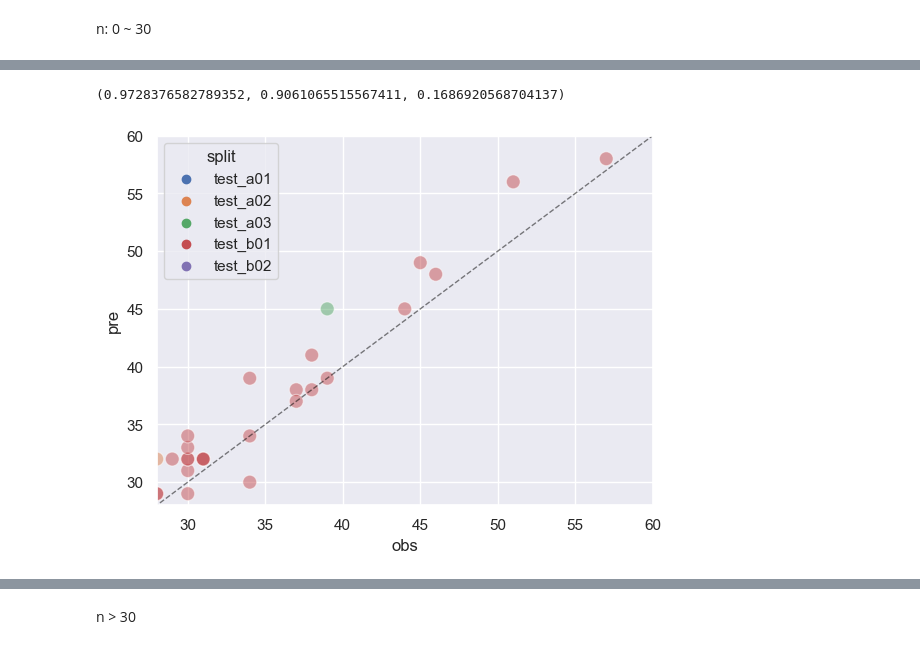
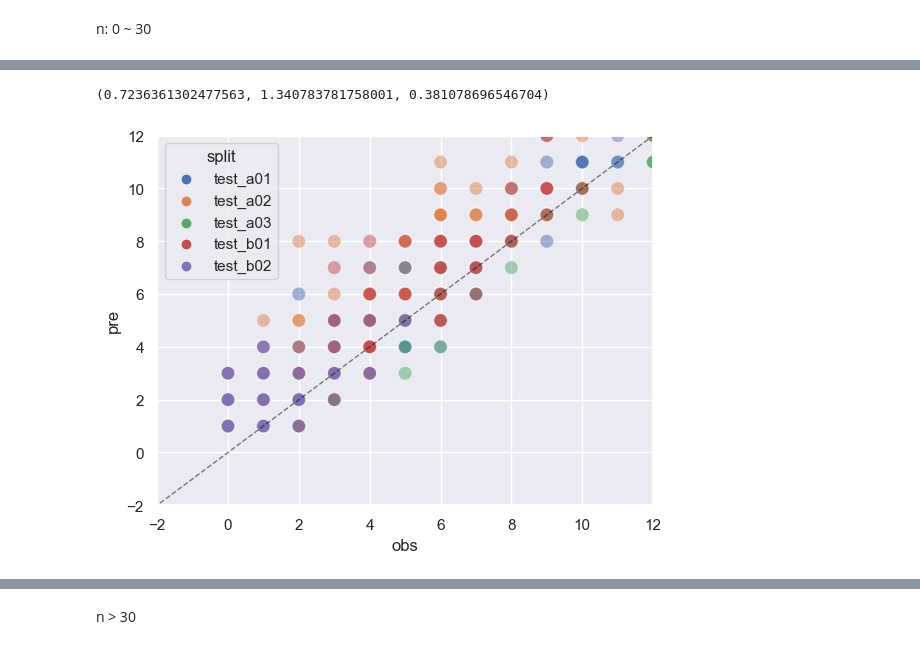
Before and after one commit to Niche-Lab/ant-detective, a Jupyter notebook: _7a_eval_study1.ipynb, the cells around one changed output, grey strips where cells are left out. Saved outputs shown, nothing was run; the diff lists cells and outputs as text; code cells hidden in the pictures.

Commit message:
infer on dense image

```diff
--- a/_7a_eval_study1.ipynb
+++ b/_7a_eval_study1.ipynb
@@ -27,11 +26,12 @@ def read_counts(dir_labels):
             ls_counts += [len(lines)]
     return ls_counts, ls_filenames
 
-def r2_rmse(df):
-    r2 = r2_score(df["obs"], df["pre"])
+def r_rmse(df):
+    # correlation r
+    cor = df["obs"].corr(df["pre"])
     rmse = mean_squared_error(df["obs"], df["pre"], squared=False)
     rmspe = rmse / df["obs"].mean()
-    return r2, rmse, rmspe
+    return cor**2, rmse, rmspe
 # %%
 dir_pre_s1 = os.path.join(DIR_SRC, "runs", "detect")
 dir_obs_s1 = os.path.join(DIR_DATA, "study1")
@@ -39,15 +39,15 @@ ls_test_s1 = ["test_a01", "test_a02", "test_a03", "test_b01", "test_b02"]
 # %% [markdown]
 Generate predictions
 # %%
-# for t in ls_test_s1:
-#     dir_t = os.path.join(dir_obs_s1, t, "images")
-#     model.predict(dir_t, device="mps",
-#                 save=True,
-#                 show_conf=False,
-#                 line_width=2,
-#                 show_labels=False,
-#                 save_txt=True,
-#                 name=t,)
+for t in ls_test_s1:
+    dir_t = os.path.join(dir_obs_s1, t, "images")
+    model_s1.predict(dir_t, device="mps",
+                save=True,
+                show_conf=False,
+                line_width=2,
+                show_labels=False,
+                save_txt=True,
+                name=t,)
 # %% [markdown]
 Organize pres and obs
 # %%
@@ -69,17 +72,17 @@ n: 0 ~ 30
 # %%
 sns.scatterplot(data=df_s1,
                 x="obs", y="pre", hue="split",
                 # dot size
                 s=100, alpha=0.5)
 # draw a diagonal line
 plt.plot([-10, 100], [-10, 100], color="black",
          linestyle="--",
          alpha=0.5,
          linewidth=1)
-plt.xlim(28, 60)
-plt.ylim(28, 60)
+plt.xlim(-2, 12)
+plt.ylim(-2, 12)
 plt.savefig("out/plot_s1_n30_60.png", dpi=300)
-r2_rmse(df_s1.query("obs <= 30"))
+r2_rmse(df_s1.query("obs <= 10"))
 # %% [output]
-(0.9728376582789352, 0.9061065515567411, 0.1686920568704137)
+(0.7236361302477563, 1.340783781758001, 0.381078696546704)
-[figure, old version]
+[figure, new version]
```
Also changed, not shown: parts of 5 cells of this notebook, 3 other files.
